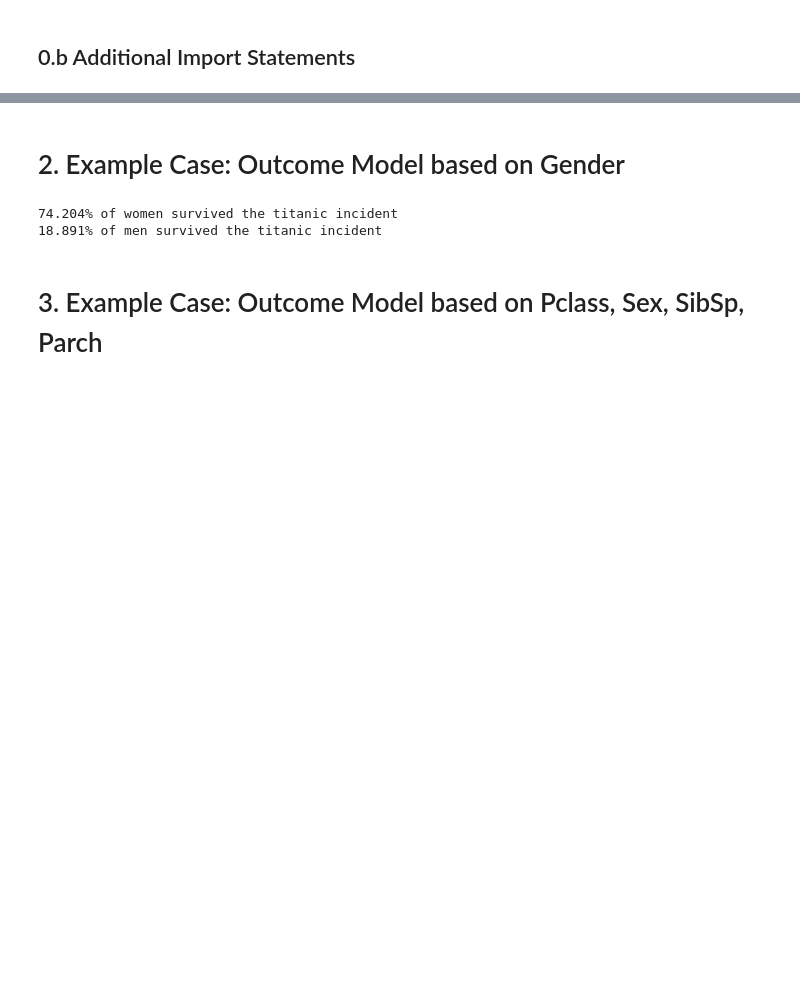
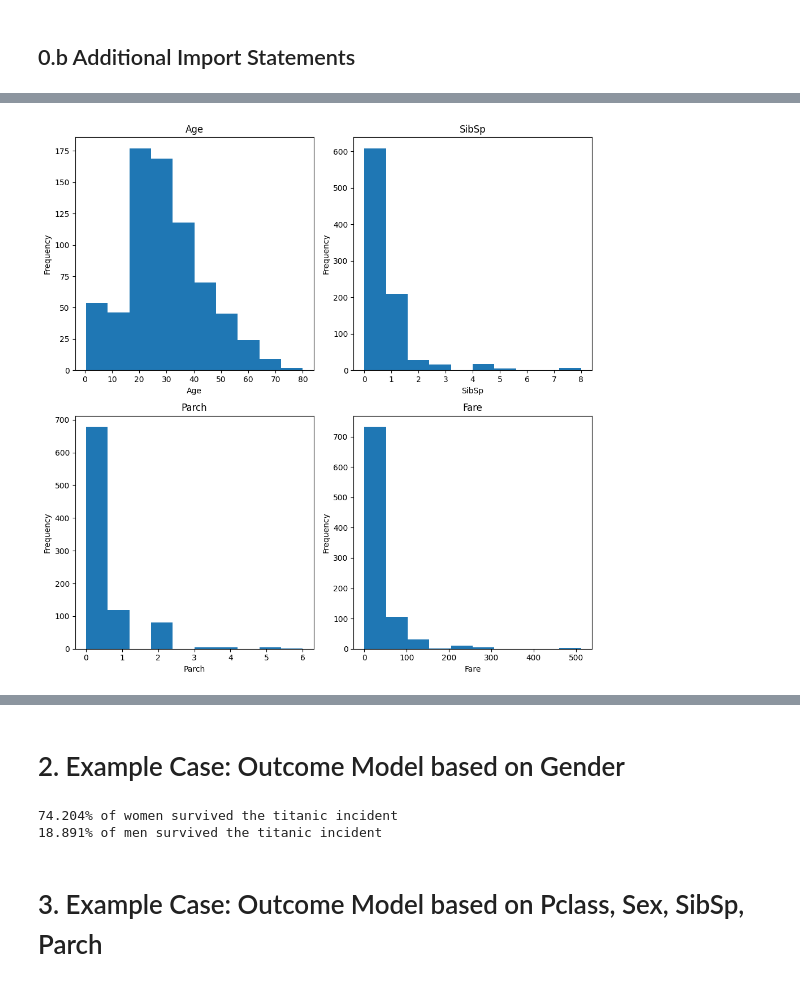
Before and after one commit to JonathonBriggs/AnalyticsProjects, a Jupyter notebook: Kaggle/titanic-survival-prediction-model-competition.ipynb, the cells around one changed output, grey strips where cells are left out. Drawn from its saved outputs; the diff is of its cells as text; code cells hidden in the pictures; blank space fills up the shorter version.

```diff
--- a/Kaggle/titanic-survival-prediction-model-competition.ipynb
+++ b/Kaggle/titanic-survival-prediction-model-competition.ipynb
@@ -52,0 +100,17 @@ train_data.head() #just figured out that excluding the print statement shows a m
+# %%
+df_num = train_data[['Age', 'SibSp', 'Parch', 'Fare']]
+df_cat = train_data[['Survived', 'Pclass', 'Sex', 'Ticket', 'Cabin', 'Embarked']]
+
+fig, axes = plt.subplots(2,2,figsize=(10,10))
+axes = axes.flatten()
+
+for i, col in enumerate(df_num.columns):
+    axes[i].hist(df_num[col].dropna())
+    axes[i].set_title(col)
+    axes[i].set_xlabel(col)
+    axes[i].set_ylabel('Frequency')
+
+plt.tight_layout()
+plt.show()
+# %% [output]
+[figure, added]
```
Also changed, not shown: parts of 13 cells of this notebook.
